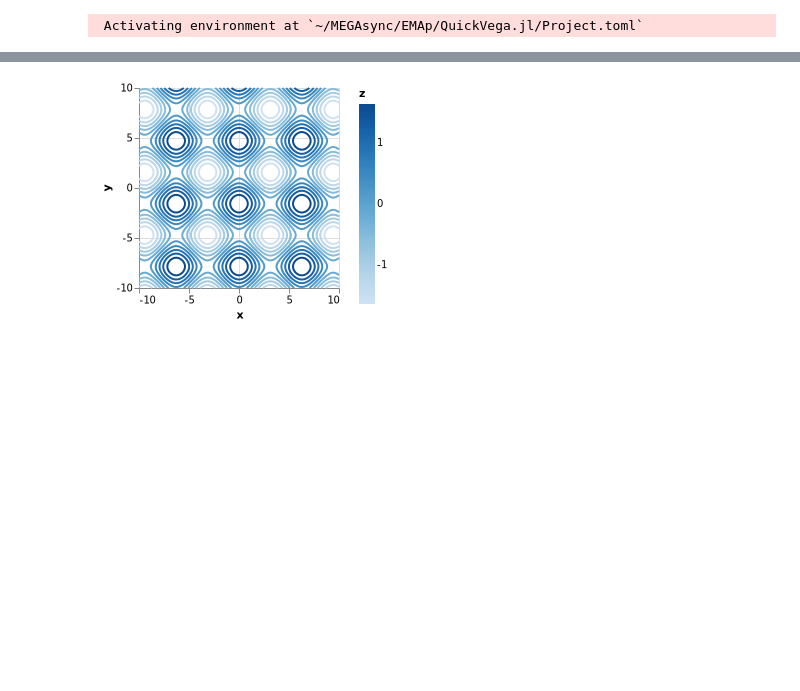
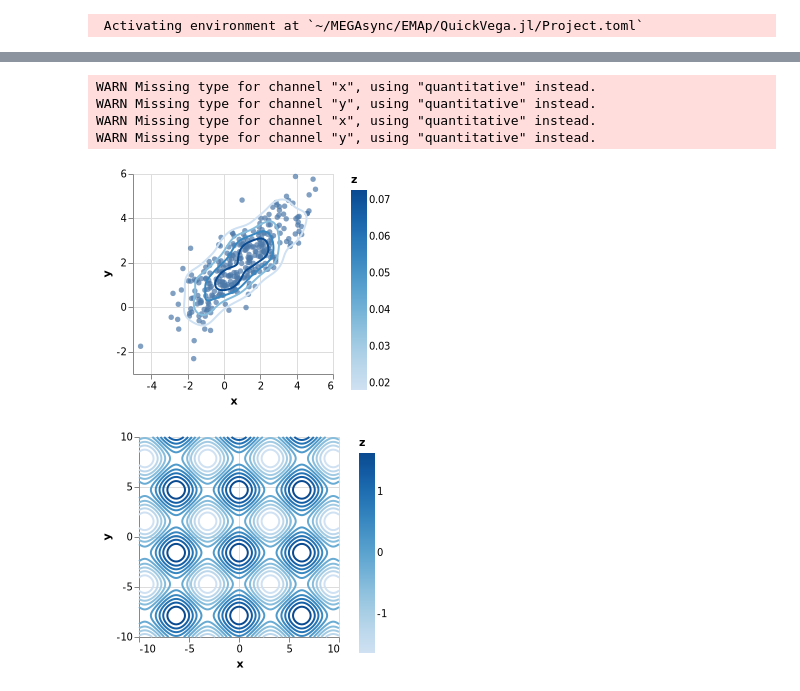
Before and after one commit to queryverse/QuickVega.jl, a Jupyter notebook: sandbox/Contour_Plot.ipynb, the cells around one changed output, grey strips where cells are left out. Saved outputs shown, nothing was run; the diff lists cells and outputs as text; code cells hidden in the pictures; blank space fills up the shorter version.

```diff
--- a/sandbox/Contour_Plot.ipynb
+++ b/sandbox/Contour_Plot.ipynb
@@ -9,2 +18,12 @@ using Contour
+# %%
+v = KernelDensity.kde(samples);
+p = QuickVega.scatterplot(samples)
+@vlplot() + p + contourplot(v.x,v.y,v.density,4)
+# %% [output]
+WARN Missing type for channel "x", using "quantitative" instead.
+WARN Missing type for channel "y", using "quantitative" instead.
+WARN Missing type for channel "x", using "quantitative" instead.
+WARN Missing type for channel "y", using "quantitative" instead.
+[figure, added]
 # %%
 f(x,y) = cos(x) - sin(y)
```
Also changed, not shown: parts of 3 cells of this notebook, 2 other files.
